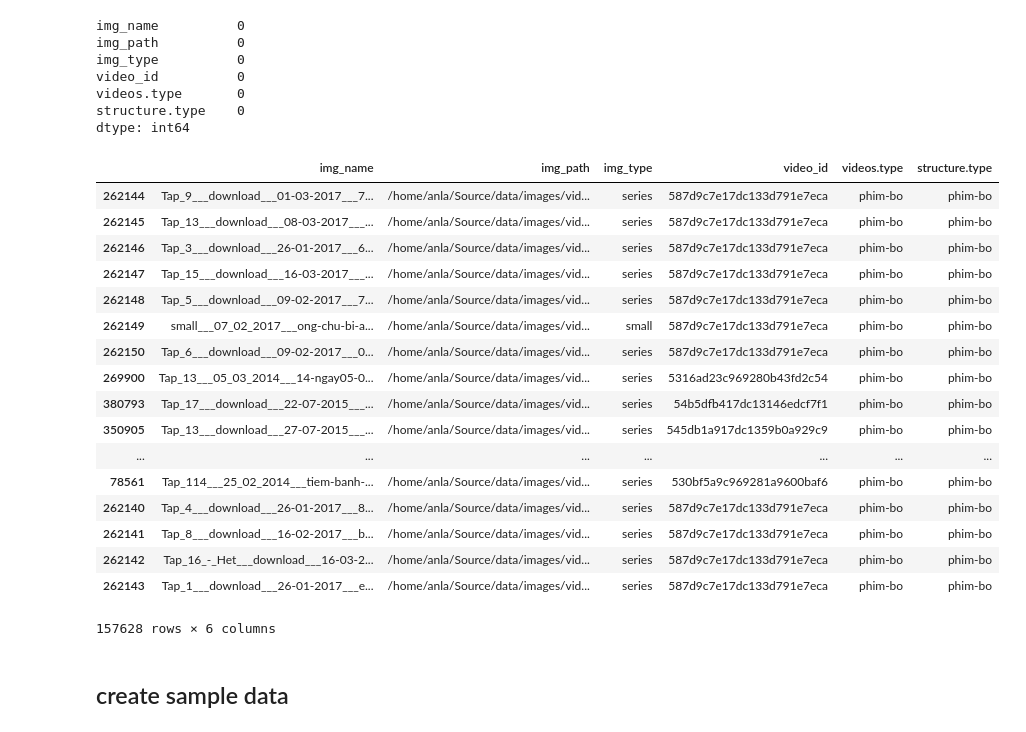
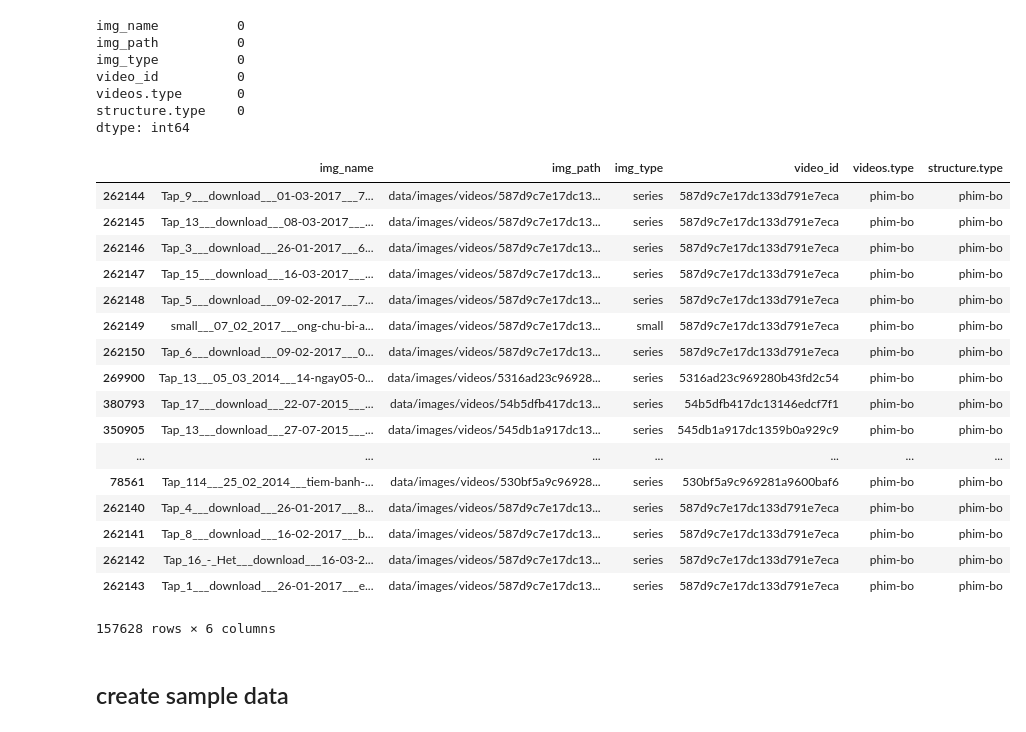
Before and after one commit to anla11/style-extraction-for-images, a Jupyter notebook: source/data_preprocessing/movie_data/create_data.ipynb, the cells around one changed output. Cells and saved outputs as stored; diff of their text form; code cells hidden in the pictures.

```diff
--- a/source/data_preprocessing/movie_data/create_data.ipynb
+++ b/source/data_preprocessing/movie_data/create_data.ipynb
@@ -15,7 +15,7 @@ def get_list_filename(path):
 def get_list_filedir(path):
 	return [os.path.join(path,name) for name in os.listdir(path) if os.path.isfile(os.path.join(path, name))]
 # %%
-path = 'data/images/videos/'
+path = 'data/images/videos'
 data_folder = '../../../%s' % path
 # %% [markdown]
 ## Create dataframe
@@ -37,8 +37,9 @@ data_df = pd.DataFrame(columns=['img_name', 'video_id', 'img_type', 'img_path'])
 
 for folder in folders:
     img_names = get_list_filename(folder)
-    img_paths = ['%s/%s' % (path, img) for img in img_names]
-    video_ids = [re.split('/', folder)[-1]] * len(img_names)
+    folder_name = re.split('/', folder)[-1]
+    img_paths = ['%s/%s/%s' % (path, folder_name, img) for img in img_names]
+    video_ids = [folder_name] * len(img_names)
     img_types = [get_type_img(img) for img in img_names]
     df_tmp = pd.DataFrame({'img_name':img_names, 'video_id': video_ids, 'img_type':img_types, 'img_path': img_paths})
     data_df = data_df.append(df_tmp)
@@ -68,7 +69,7 @@ data_df.to_csv('get-from-folder.csv')
 # %% [markdown]
 ## Create image dataset by type
 # %%
-videotype_df = pd.read_csv('/home/anla/Source/data/images/video_type.csv')
+videotype_df = pd.read_csv('../../../data/images/video_type.csv')
 videotype_df = videotype_df[['videos.oid', 'videos.type', 'structure.type']]
 videotype_df.head()
 # %% [output]
@@ -147,26 +154,26 @@ videos.type       0
 structure.type    0
 dtype: int64
 # %%
-movie_df.to_csv('movie_all.csv')
+movie_df.to_csv('../files/video_img_movie.csv')
 movie_df
 # %% [output]
 |  | img_name | img_path | img_type | video_id | videos.type | structure.type |
-| 262144 | Tap_9___download___01-03-2017___7... | /home/anla/Source/data/images/vid... | series | 587d9c7e17dc133d791e7eca | phim-bo | phim-bo |
-| 262145 | Tap_13___download___08-03-2017___... | /home/anla/Source/data/images/vid... | series | 587d9c7e17dc133d791e7eca | phim-bo | phim-bo |
-| 262146 | Tap_3___download___26-01-2017___6... | /home/anla/Source/data/images/vid... | series | 587d9c7e17dc133d791e7eca | phim-bo | phim-bo |
-| 262147 | Tap_15___download___16-03-2017___... | /home/anla/Source/data/images/vid... | series | 587d9c7e17dc133d791e7eca | phim-bo | phim-bo |
-| 262148 | Tap_5___download___09-02-2017___7... | /home/anla/Source/data/images/vid... | series | 587d9c7e17dc133d791e7eca | phim-bo | phim-bo |
-| 262149 | small___07_02_2017___ong-chu-bi-a... | /home/anla/Source/data/images/vid... | small | 587d9c7e17dc133d791e7eca | phim-bo | phim-bo |
-| 262150 | Tap_6___download___09-02-2017___0... | /home/anla/Source/data/images/vid... | series | 587d9c7e17dc133d791e7eca | phim-bo | phim-bo |
-| 269900 | Tap_13___05_03_2014___14-ngay05-0... | /home/anla/Source/data/images/vid... | series | 5316ad23c969280b43fd2c54 | phim-bo | phim-bo |
-| 380793 | Tap_17___download___22-07-2015___... | /home/anla/Source/data/images/vid... | series | 54b5dfb417dc13146edcf7f1 | phim-bo | phim-bo |
-| 350905 | Tap_13___download___27-07-2015___... | /home/anla/Source/data/images/vid... | series | 545db1a917dc1359b0a929c9 | phim-bo | phim-bo |
+| 262144 | Tap_9___download___01-03-2017___7... | data/images/videos/587d9c7e17dc13... | series | 587d9c7e17dc133d791e7eca | phim-bo | phim-bo |
+| 262145 | Tap_13___download___08-03-2017___... | data/images/videos/587d9c7e17dc13... | series | 587d9c7e17dc133d791e7eca | phim-bo | phim-bo |
+| 262146 | Tap_3___download___26-01-2017___6... | data/images/videos/587d9c7e17dc13... | series | 587d9c7e17dc133d791e7eca | phim-bo | phim-bo |
+| 262147 | Tap_15___download___16-03-2017___... | data/images/videos/587d9c7e17dc13... | series | 587d9c7e17dc133d791e7eca | phim-bo | phim-bo |
+| 262148 | Tap_5___download___09-02-2017___7... | data/images/videos/587d9c7e17dc13... | series | 587d9c7e17dc133d791e7eca | phim-bo | phim-bo |
+| 262149 | small___07_02_2017___ong-chu-bi-a... | data/images/videos/587d9c7e17dc13... | small | 587d9c7e17dc133d791e7eca | phim-bo | phim-bo |
+| 262150 | Tap_6___download___09-02-2017___0... | data/images/videos/587d9c7e17dc13... | series | 587d9c7e17dc133d791e7eca | phim-bo | phim-bo |
+| 269900 | Tap_13___05_03_2014___14-ngay05-0... | data/images/videos/5316ad23c96928... | series | 5316ad23c969280b43fd2c54 | phim-bo | phim-bo |
+| 380793 | Tap_17___download___22-07-2015___... | data/images/videos/54b5dfb417dc13... | series | 54b5dfb417dc13146edcf7f1 | phim-bo | phim-bo |
+| 350905 | Tap_13___download___27-07-2015___... | data/images/videos/545db1a917dc13... | series | 545db1a917dc1359b0a929c9 | phim-bo | phim-bo |
 | ... | ... | ... | ... | ... | ... | ... |
-| 78561 | Tap_114___25_02_2014___tiem-banh-... | /home/anla/Source/data/images/vid... | series | 530bf5a9c969281a9600baf6 | phim-bo | phim-bo |
-| 262140 | Tap_4___download___26-01-2017___8... | /home/anla/Source/data/images/vid... | series | 587d9c7e17dc133d791e7eca | phim-bo | phim-bo |
-| 262141 | Tap_8___download___16-02-2017___b... | /home/anla/Source/data/images/vid... | series | 587d9c7e17dc133d791e7eca | phim-bo | phim-bo |
-| 262142 | Tap_16_-_Het___download___16-03-2... | /home/anla/Source/data/images/vid... | series | 587d9c7e17dc133d791e7eca | phim-bo | phim-bo |
-| 262143 | Tap_1___download___26-01-2017___e... | /home/anla/Source/data/images/vid... | series | 587d9c7e17dc133d791e7eca | phim-bo | phim-bo |
+| 78561 | Tap_114___25_02_2014___tiem-banh-... | data/images/videos/530bf5a9c96928... | series | 530bf5a9c969281a9600baf6 | phim-bo | phim-bo |
+| 262140 | Tap_4___download___26-01-2017___8... | data/images/videos/587d9c7e17dc13... | series | 587d9c7e17dc133d791e7eca | phim-bo | phim-bo |
+| 262141 | Tap_8___download___16-02-2017___b... | data/images/videos/587d9c7e17dc13... | series | 587d9c7e17dc133d791e7eca | phim-bo | phim-bo |
+| 262142 | Tap_16_-_Het___download___16-03-2... | data/images/videos/587d9c7e17dc13... | series | 587d9c7e17dc133d791e7eca | phim-bo | phim-bo |
+| 262143 | Tap_1___download___26-01-2017___e... | data/images/videos/587d9c7e17dc13... | series | 587d9c7e17dc133d791e7eca | phim-bo | phim-bo |
 157628 rows × 6 columns
 # %% [markdown]
 ## create sample data
```
Also changed, not shown: parts of 11 cells of this notebook, 6 other files.
